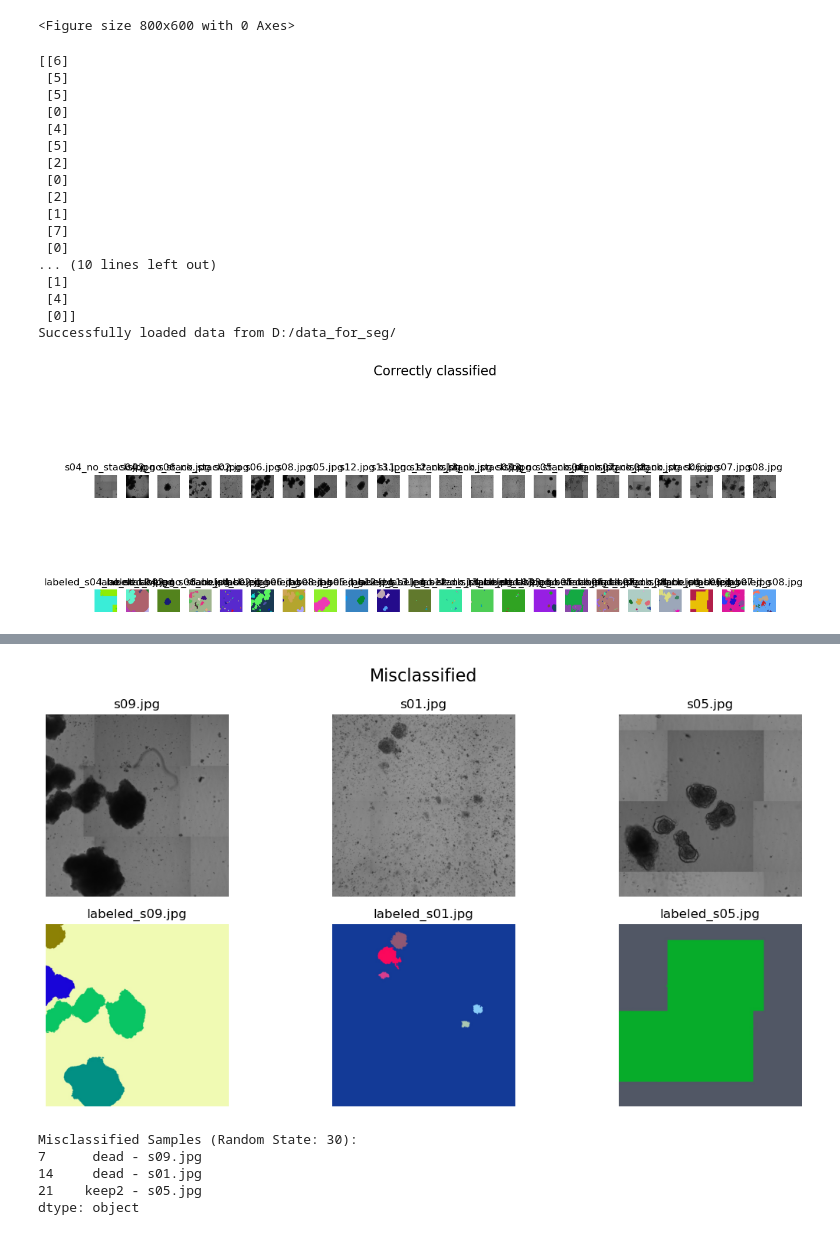
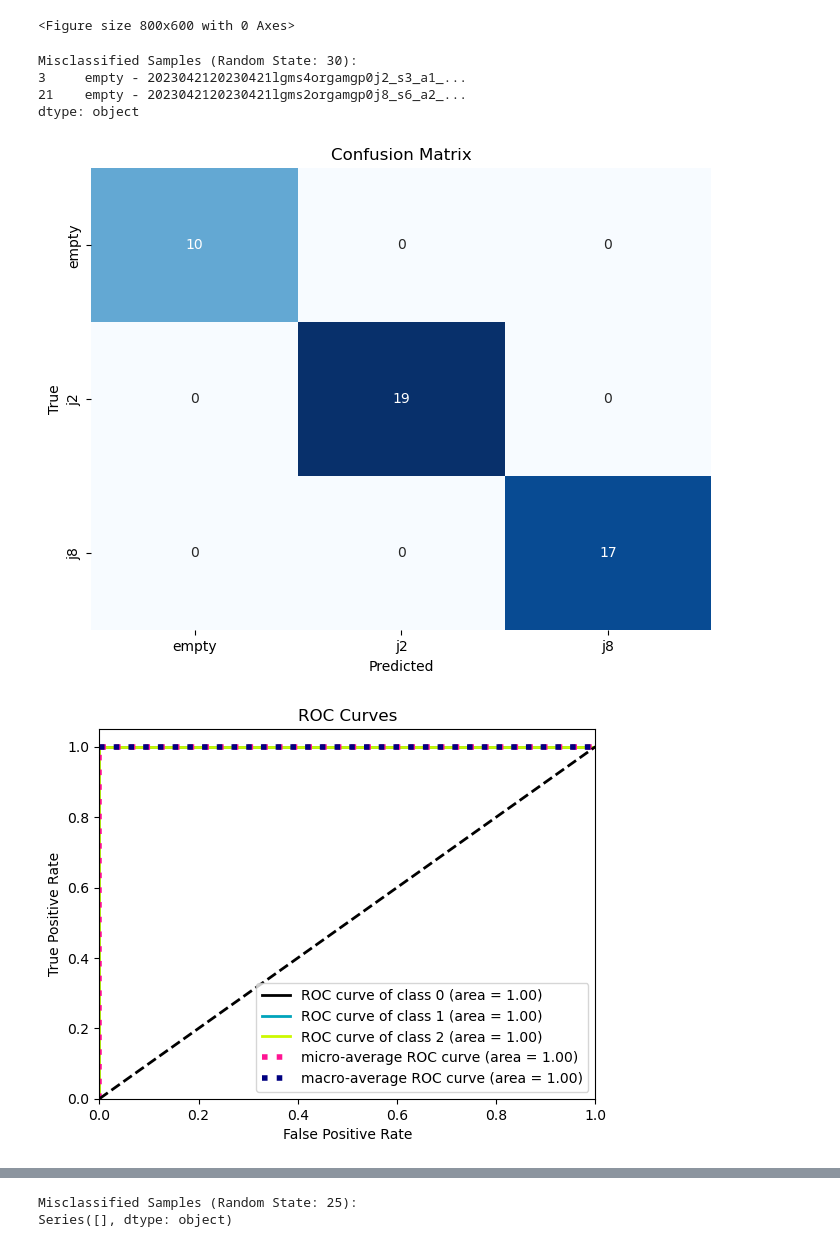
Before and after one commit to lguertle/organoids-project, a Jupyter notebook: notebooks/Classifier_Catboost.ipynb, the cells around one changed output, grey strips where cells are left out. Drawn from its saved outputs; the diff is of its cells as text; code cells hidden in the pictures.

Commit message:
Laure dataset update

```diff
--- a/notebooks/Classifier_Catboost.ipynb
+++ b/notebooks/Classifier_Catboost.ipynb
@@ -43,7 +43,7 @@ from sklearn.utils.class_weight import compute_sample_weight
 from sklearn.model_selection import train_test_split, cross_val_score, StratifiedKFold, GridSearchCV
 from sklearn.metrics import accuracy_score, classification_report, confusion_matrix, roc_auc_score
 
-X, y, unique_labels, label_mapping, data = load_data(get_hard_disk_path())
+X, y, unique_labels, label_mapping, data = load_data(get_hard_disk_path("Laure"), "statistics_features_IP.csv")
 # Use a list for labels to ensure consistent order
 X_train, X_test, y_train, y_test = train_test_split(X, y, test_size=0.2, random_state=42, stratify=y)
 
@@ -94,7 +94,7 @@ from sklearn.metrics import f1_score
 
 random_state = 42
 
-X, y, unique_labels, label_mapping, data = load_data(get_hard_disk_path())
+X, y, unique_labels, label_mapping, data = load_data(get_hard_disk_path("Laure"))
 kf = StratifiedKFold(n_splits=5, shuffle=True, random_state=random_state)
 fold_results = []
 cumulative_f1_scores = {label: 0 for label in unique_labels}
@@ -140,7 +135,7 @@ from sklearn.utils.class_weight import compute_sample_weight
 import scikitplot as skplt
 
 # Load data from a CSV file
-data = pd.read_csv(get_hard_disk_path() + "statistics_features_test.csv")
+data = pd.read_csv(get_hard_disk_path("Laure") + "statistics_features_IP.csv")
 # Assuming the last column is the label and the rest are features
 X = data.iloc[:, 2:]
 y = data.iloc[:, 1]
@@ -211,11 +206,11 @@ for random_state in random_states:
     # Retrieve the names of the misclassified samples
     wellclassified_indices = np.where(y_test == y_pred.squeeze())[0]
     wellclassified_samples = data.iloc[y_test.index[wellclassified_indices], 1] + ' - ' + data.iloc[y_test.index[wellclassified_indices], 0]
-    show_samples(get_hard_disk_path(), samples=wellclassified_samples, title="Correctly classified")
+    #show_samples(get_hard_disk_path("Laure"), samples=wellclassified_samples, title="Correctly classified")
 
     misclassified_indices = np.where(y_test != y_pred.squeeze())[0]
     misclassified_samples = data.iloc[y_test.index[misclassified_indices], 1] + ' - ' + data.iloc[y_test.index[misclassified_indices], 0]
-    show_samples(get_hard_disk_path(), samples=misclassified_samples, title="Misclassified")
+    #show_samples(get_hard_disk_path("Laure"), samples=misclassified_samples, title="Misclassified")
 
     # Print the names of misclassified samples
     print("Misclassified Samples (Random State: {}):".format(random_state))
@@ -291,19 +286,7 @@ Successfully loaded data from D:/data_for_seg/
 <Figure size 800x600 with 0 Axes>
-[[6]
- [5]
- [5]
- [0]
- [4]
- [5]
- [2]
- [0]
- [2]
- [1]
- [7]
- [0]
-... (10 lines left out)
- [1]
- [4]
- [0]]
-Successfully loaded data from D:/data_for_seg/
+Misclassified Samples (Random State: 30):
+3     empty - 2023042120230421lgms4orgamgp0j2_s3_a1_...
+21    empty - 2023042120230421lgms2orgamgp0j8_s6_a2_...
+dtype: object
-[figure, old version]
+[figure, new version]
+[figure, new version]
@@ -311,6 +294,2 @@ Successfully loaded data from D:/data_for_seg/
-[figure, old version]
-Misclassified Samples (Random State: 30):
-7      dead - s09.jpg
-14     dead - s01.jpg
-21    keep2 - s05.jpg
-dtype: object
+Misclassified Samples (Random State: 25):
+Series([], dtype: object)
```
Also changed, not shown: parts of 3 cells of this notebook, 1 other file.
